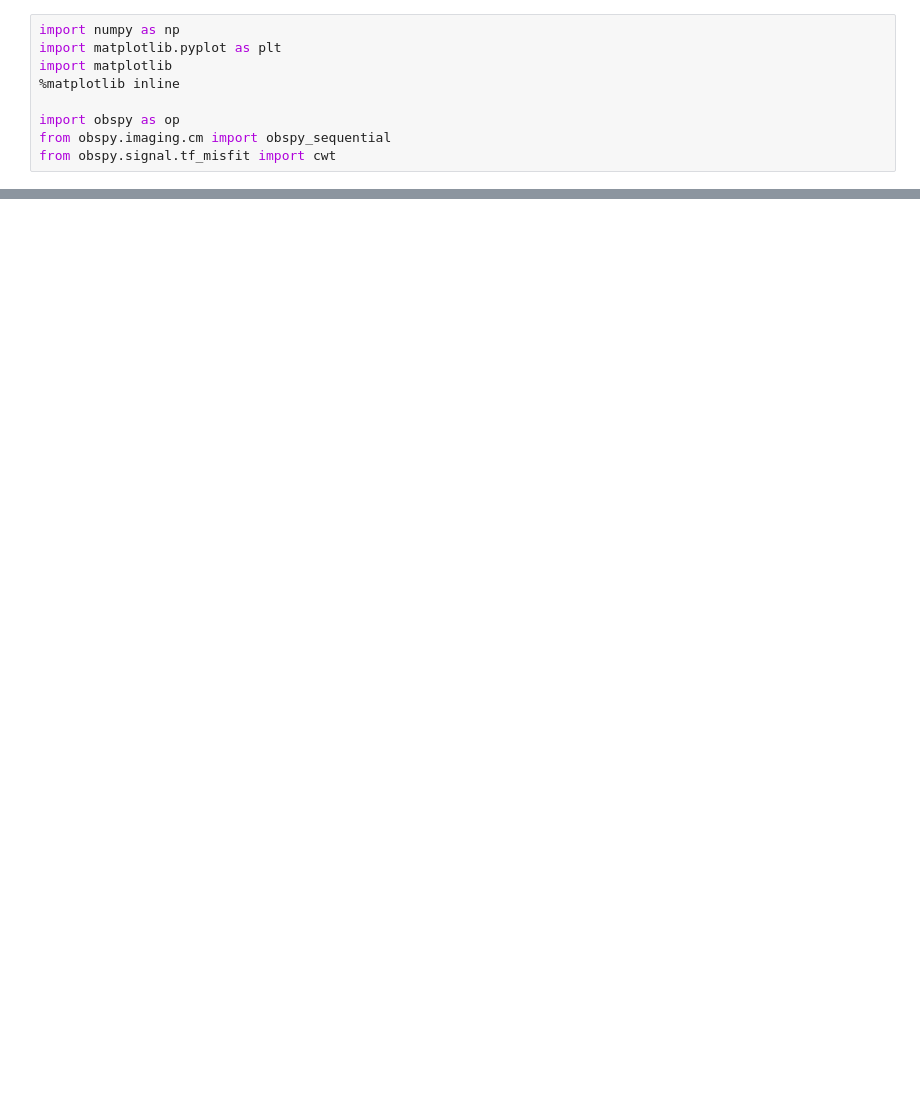
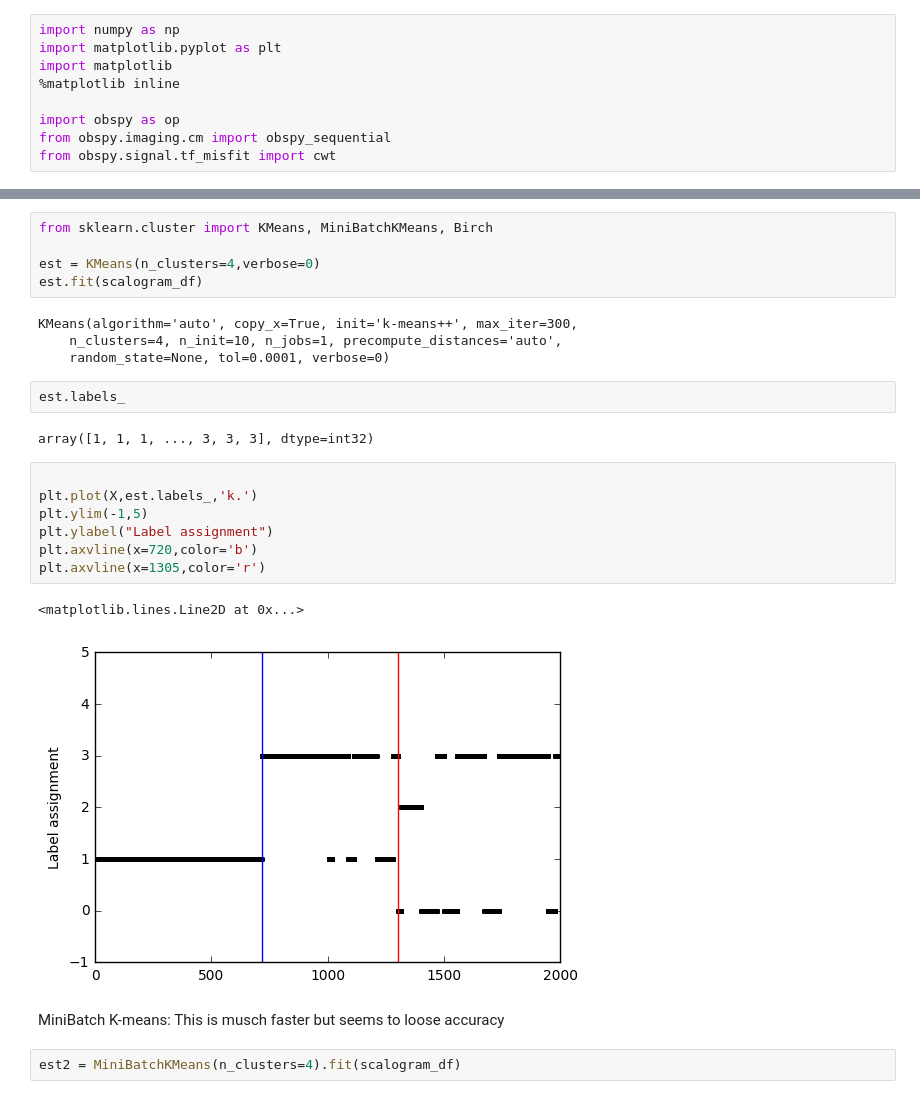
Before and after one commit to rmartinshort/DataFetch, a Jupyter notebook: wavelet.ipynb, the cells around one changed output, grey strips where cells are left out. Drawn from its saved outputs; the diff is of its cells as text; blank space fills up the shorter version.

```diff
--- a/wavelet.ipynb
+++ b/wavelet.ipynb
@@ -44,0 +82,27 @@ plt.show()
+# %%
+from sklearn.cluster import KMeans, MiniBatchKMeans, Birch
+
+est = KMeans(n_clusters=4,verbose=0)
+est.fit(scalogram_df)
+# %% [output]
+KMeans(algorithm='auto', copy_x=True, init='k-means++', max_iter=300,
+    n_clusters=4, n_init=10, n_jobs=1, precompute_distances='auto',
+    random_state=None, tol=0.0001, verbose=0)
+# %%
+est.labels_
+# %% [output]
+array([1, 1, 1, ..., 3, 3, 3], dtype=int32)
+# %%
+
+plt.plot(X,est.labels_,'k.')
+plt.ylim(-1,5)
+plt.ylabel("Label assignment")
+plt.axvline(x=720,color='b')
+plt.axvline(x=1305,color='r')
+# %% [output]
+<matplotlib.lines.Line2D at 0x...>
+[figure, added]
+# %% [markdown]
+MiniBatch K-means: This is musch faster but seems to loose accuracy
+# %%
+est2 = MiniBatchKMeans(n_clusters=4).fit(scalogram_df)
```
Also changed, not shown: parts of 38 cells of this notebook, 2 other files.
